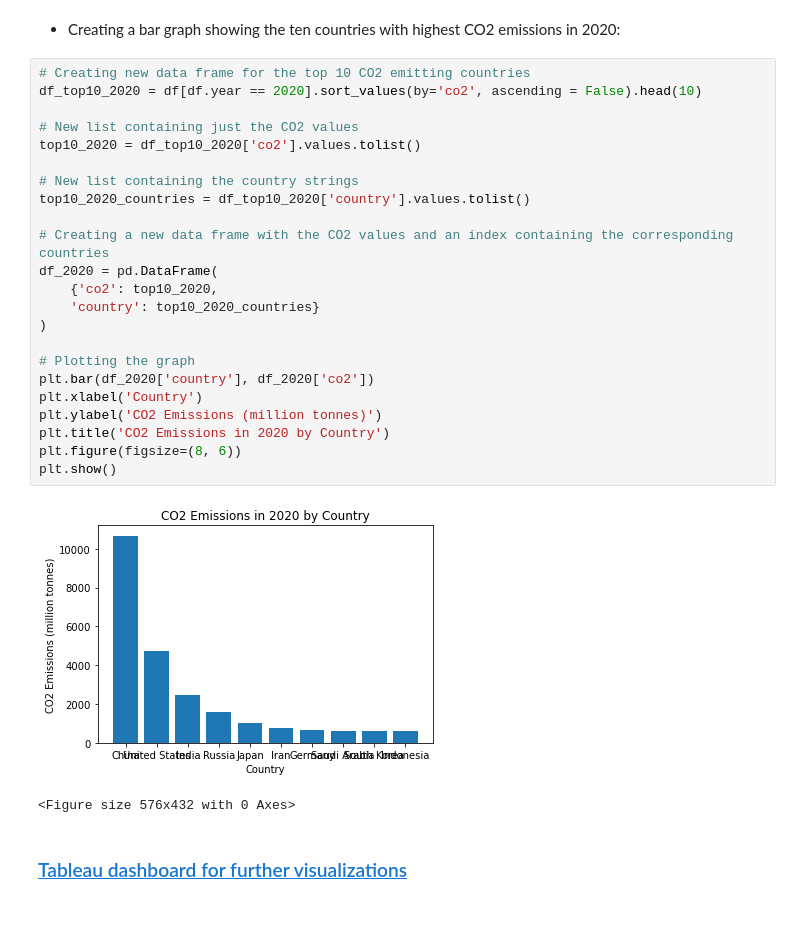
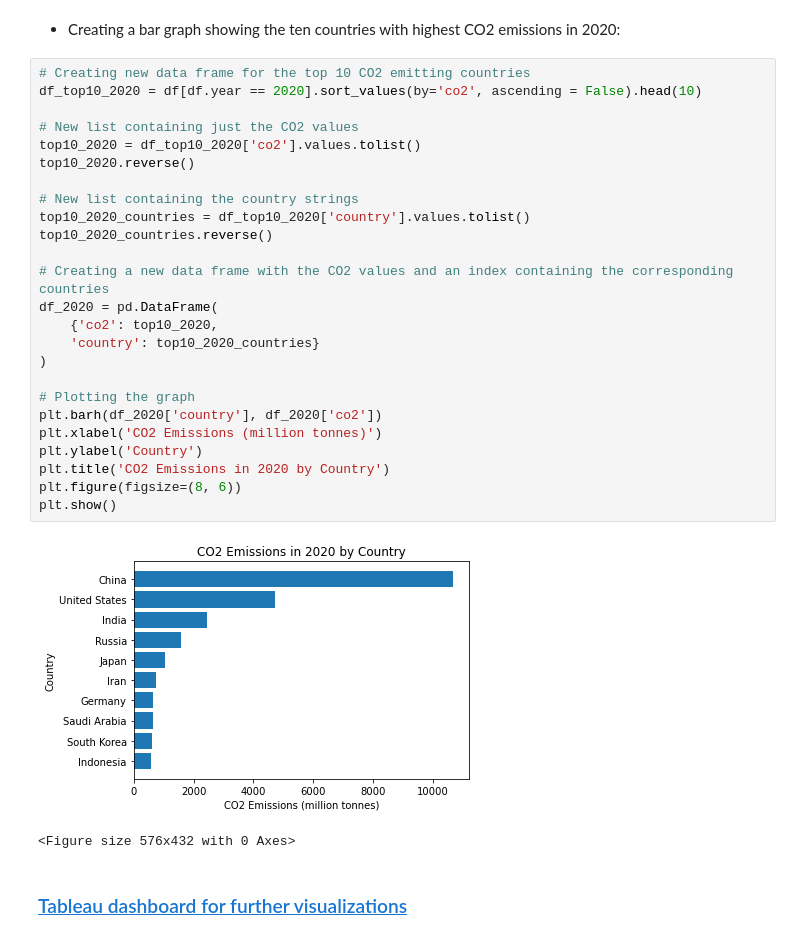
Before and after one commit to seanjkk/co2-emissions-project, a Jupyter notebook: analysis.ipynb, the cells around one changed output. Drawn from its saved outputs; the diff is of its cells as text.

```diff
--- a/analysis.ipynb
+++ b/analysis.ipynb
@@ -285,28 +285,30 @@ plt.show()
 # %%
 # Creating new data frame for the top 10 CO2 emitting countries
 df_top10_2020 = df[df.year == 2020].sort_values(by='co2', ascending = False).head(10)
 
 # New list containing just the CO2 values
 top10_2020 = df_top10_2020['co2'].values.tolist()
+top10_2020.reverse()
 
 # New list containing the country strings
 top10_2020_countries = df_top10_2020['country'].values.tolist()
+top10_2020_countries.reverse()
 
 # Creating a new data frame with the CO2 values and an index containing the corresponding countries
 df_2020 = pd.DataFrame(
     {'co2': top10_2020,
     'country': top10_2020_countries}
 )
 
 # Plotting the graph
-plt.bar(df_2020['country'], df_2020['co2'])
-plt.xlabel('Country')
-plt.ylabel('CO2 Emissions (million tonnes)')
+plt.barh(df_2020['country'], df_2020['co2'])
+plt.xlabel('CO2 Emissions (million tonnes)')
+plt.ylabel('Country')
 plt.title('CO2 Emissions in 2020 by Country')
 plt.figure(figsize=(8, 6))
 plt.show()
 # %% [output]
-[figure, old version]
+[figure, new version]
 <Figure size 576x432 with 0 Axes>
 # %% [markdown]
-### [Tableau dashboard for further visualizations]((https://public.tableau.com/views/OWIDco2data/Sheet1?:language=en-US&:display_count=n&:origin=viz_share_link))
+### [Tableau dashboard for further visualizations](https://public.tableau.com/views/OWIDco2data/Sheet1?:language=en-US&:display_count=n&:origin=viz_share_link)
```
Also changed, not shown: parts of 1 cell of this notebook.
